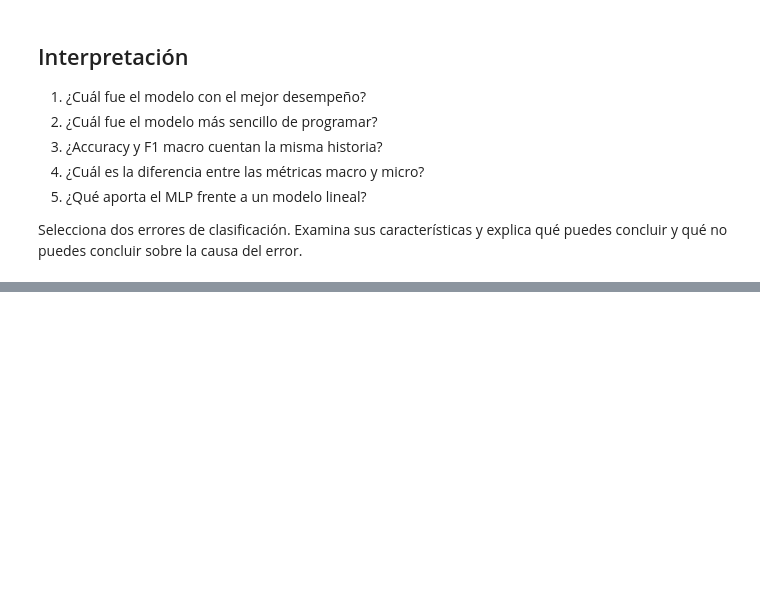
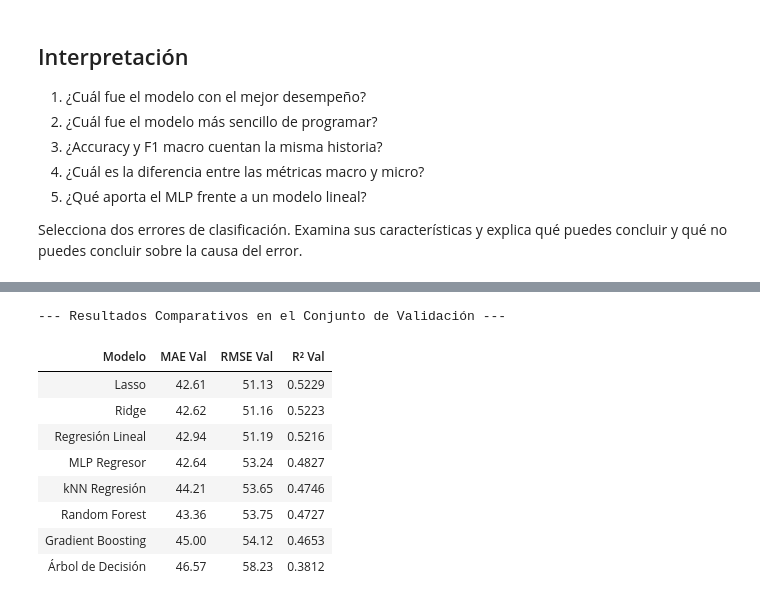
Before and after one commit to Josefu-zero/Revision_ML, a Jupyter notebook: 01_revml.ipynb, the cells around one changed output, grey strips where cells are left out. Cells and saved outputs as stored; diff of their text form; code cells hidden in the pictures; blank space fills up the shorter version.

```diff
--- a/01_revml.ipynb
+++ b/01_revml.ipynb
@@ -492,0 +611,68 @@ Examina:
+# %%
+# 3. Definición de Modelos mediante Pipelines y Ajuste en Validación
+# Se emplea TransformedTargetRegressor en MLP para estandarizar 'y'
+# únicamente con la partición de Train y des-escalar predicciones automáticamente.
+models = {
+    "Regresión Lineal": Pipeline([
+        ("scaler", StandardScaler()),
+        ("reg", LinearRegression())
+    ]),
+    "Ridge": Pipeline([
+        ("scaler", StandardScaler()),
+        ("reg", Ridge(alpha=10.0, random_state=42))
+    ]),
+    "Lasso": Pipeline([
+        ("scaler", StandardScaler()),
+        ("reg", Lasso(alpha=0.5, random_state=42))
+    ]),
+    "kNN Regresión": Pipeline([
+        ("scaler", StandardScaler()),
+        ("reg", KNeighborsRegressor(n_neighbors=15))
+    ]),
+    "Árbol de Decisión": Pipeline([
+        ("scaler", StandardScaler()),
+        ("reg", DecisionTreeRegressor(max_depth=3, min_samples_split=8, random_state=42))
+    ]),
+    "Random Forest": Pipeline([
+        ("scaler", StandardScaler()),
+        ("reg", RandomForestRegressor(n_estimators=100, max_depth=4, random_state=42))
+    ]),
+    "Gradient Boosting": Pipeline([
+        ("scaler", StandardScaler()),
+        ("reg", GradientBoostingRegressor(n_estimators=40, max_depth=2, learning_rate=0.05, random_state=42))
+    ]),
+    "MLP Regresor": TransformedTargetRegressor(
+        regressor=Pipeline([
+            ("scaler", StandardScaler()),
+            ("reg", MLPRegressor(hidden_layer_sizes=(16,), learning_rate_init=0.01, alpha=1.0, max_iter=1000, random_state=42))
+        ]),
+        transformer=StandardScaler()
+    )
+}
+
+# Entrenamiento con Train y Evaluación en Validación
+val_records = []
+for name, model in models.items():
+    model.fit(X_train, y_train)
+    y_pred_val = model.predict(X_val)
+    val_records.append({
+        "Modelo": name,
+        "MAE Val": round(mean_absolute_error(y_val, y_pred_val), 2),
+        "RMSE Val": round(root_mean_squared_error(y_val, y_pred_val), 2),
+        "R² Val": round(r2_score(y_val, y_pred_val), 4)
+    })
+
+df_val = pd.DataFrame(val_records).sort_values("RMSE Val").reset_index(drop=True)
+print("--- Resultados Comparativos en el Conjunto de Validación ---")
+display(df_val)
+# %% [output]
+--- Resultados Comparativos en el Conjunto de Validación ---
+| Modelo | MAE Val | RMSE Val | R² Val |
+| Lasso | 42.61 | 51.13 | 0.5229 |
+| Ridge | 42.62 | 51.16 | 0.5223 |
+| Regresión Lineal | 42.94 | 51.19 | 0.5216 |
+| MLP Regresor | 42.64 | 53.24 | 0.4827 |
+| kNN Regresión | 44.21 | 53.65 | 0.4746 |
+| Random Forest | 43.36 | 53.75 | 0.4727 |
+| Gradient Boosting | 45.00 | 54.12 | 0.4653 |
+| Árbol de Decisión | 46.57 | 58.23 | 0.3812 |
```
Also changed, not shown: parts of 12 cells of this notebook, 1 other file.
